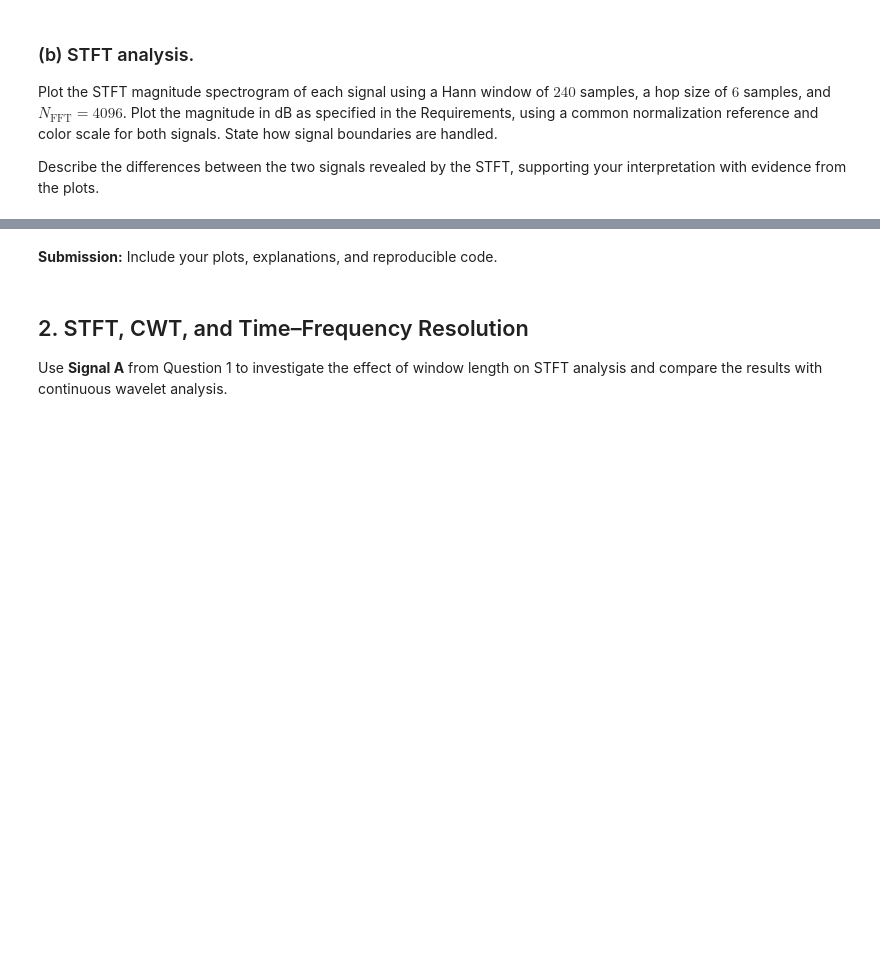
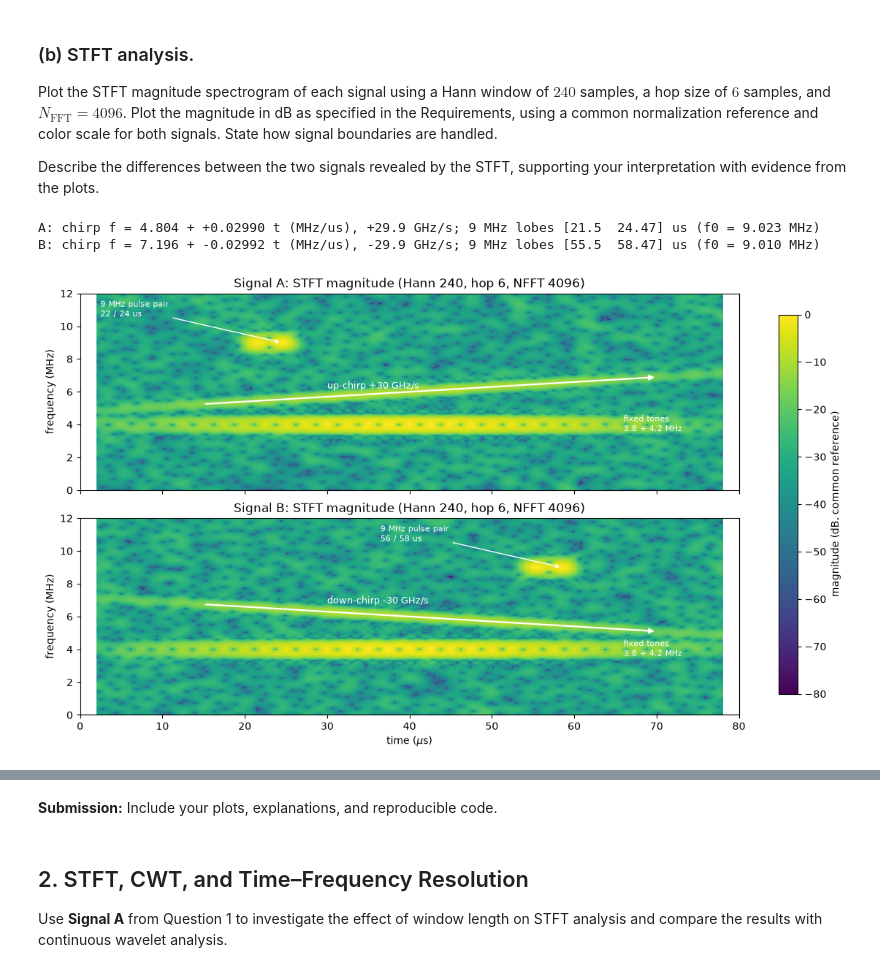
Before and after one commit to AristurtleHu/Signal-Ultrasound-Analysis, a Jupyter notebook: codes/HW1.ipynb, the cells around one changed output, grey strips where cells are left out. Drawn from its saved outputs; the diff is of its cells as text; code cells hidden in the pictures; blank space fills up the shorter version.

```diff
--- a/codes/HW1.ipynb
+++ b/codes/HW1.ipynb
@@ -85,10 +151,66 @@ Plot the STFT magnitude spectrogram of each signal using a Hann window of $240$
 Describe the differences between the two signals revealed by the STFT, supporting your interpretation with evidence from the plots.
 # %%
 # Q1(b): data processing
-# TODO: Compute the results needed for this part.
+from scipy.signal import stft
+from hw1_common import chirp_ridge, burst_lobes
+
+NPERSEG, HOP, NFFT = 240, 6, 4096  # required parameters
+
+freq_1b, time_1b, z_A = stft(signal_A, fs=sampling_rate_hz, window="hann",
+                             nperseg=NPERSEG, noverlap=NPERSEG - HOP, nfft=NFFT,
+                             detrend=False, boundary=None, padded=False,
+                             scaling="spectrum")
+_, _, z_B = stft(signal_B, fs=sampling_rate_hz, window="hann",
+                 nperseg=NPERSEG, noverlap=NPERSEG - HOP, nfft=NFFT,
+                 detrend=False, boundary=None, padded=False, scaling="spectrum")
+
+# Common magnitude reference and color scale for both signals.
+stft_ref = max(np.abs(z_A).max(), np.abs(z_B).max())
+stft_dB_A = to_db(np.abs(z_A), stft_ref)
+stft_dB_B = to_db(np.abs(z_B), stft_ref)
+
+# Supporting measurements for the annotations.
+measurements_1b = {}
+for name, x in [("A", signal_A), ("B", signal_B)]:
+    _, _, slope, intercept = chirp_ridge(x, sampling_rate_hz, nperseg=512)
+    lobes, _, lobe_f, _ = burst_lobes(x, sampling_rate_hz)
+    measurements_1b[name] = dict(slope=slope, intercept=intercept,
+                                 lobes=lobes, lobe_f=lobe_f)
+    print(f"{name}: chirp f = {intercept:.3f} + {slope:+.5f} t (MHz/us), "
+          f"{slope * 1e3:+.1f} GHz/s; 9 MHz lobes {np.round(lobes, 2)} us "
+          f"(f0 = {lobe_f / 1e6:.3f} MHz)")
+# %% [output]
+A: chirp f = 4.804 + +0.02990 t (MHz/us), +29.9 GHz/s; 9 MHz lobes [21.5  24.47] us (f0 = 9.023 MHz)
+B: chirp f = 7.196 + -0.02992 t (MHz/us), -29.9 GHz/s; 9 MHz lobes [55.5  58.47] us (f0 = 9.010 MHz)
 # %%
 # Q1(b): plotting
-# TODO: Plot the prepared results and save figures in IMAGE_DIR.
+fig, axes = plt.subplots(2, 1, figsize=(11, 6.5), sharex=True, sharey=True,
+                         constrained_layout=True)
+for ax, name, db in [(axes[0], "A", stft_dB_A), (axes[1], "B", stft_dB_B)]:
+    mesh = ax.pcolormesh(time_1b * 1e6, freq_1b / 1e6, db, shading="auto",
+                         cmap="viridis", vmin=-80, vmax=0)
+    ax.set_ylabel("frequency (MHz)")
+    ax.set_title(f"Signal {name}: STFT magnitude (Hann 240, hop 6, NFFT 4096)")
+    ax.set_ylim(0, 12)
+    m = measurements_1b[name]
+    ax.annotate("", xy=(70, m["intercept"] + m["slope"] * 70),
+                xytext=(15, m["intercept"] + m["slope"] * 15),
+                arrowprops=dict(arrowstyle="-|>", color="white", lw=1.6))
+    direction = "up" if m["slope"] > 0 else "down"
+    ax.text(30, m["intercept"] + m["slope"] * 30 + 0.5,
+            f"{direction}-chirp {m['slope'] * 1e3:+.0f} GHz/s", color="white", fontsize=9)
+    ax.annotate(f"9 MHz pulse pair\n{m['lobes'][0]:.0f} / {m['lobes'][1]:.0f} us",
+                xy=(m["lobes"][1], 9.0), xytext=(m["lobes"][1] - 22, 10.6),
+                color="white", fontsize=8,
+                arrowprops=dict(arrowstyle="->", color="white", lw=1.0))
+    ax.text(66, 3.6, "fixed tones\n3.8 + 4.2 MHz", color="white", fontsize=8)
+axes[1].set_xlabel(r"time ($\mu$s)")
+axes[1].set_xlim(0, 80)
+fig.colorbar(mesh, ax=axes, label="magnitude (dB, common reference)", shrink=0.9)
+fig.savefig(IMAGE_DIR / "q1b_stft.png", dpi=150, bbox_inches="tight")
+plt.show()
+# %% [output]
+[figure, added]
 # %% [markdown]
 **Your answer:**
 
```
Also changed, not shown: parts of 22 cells of this notebook, 18 other files.
